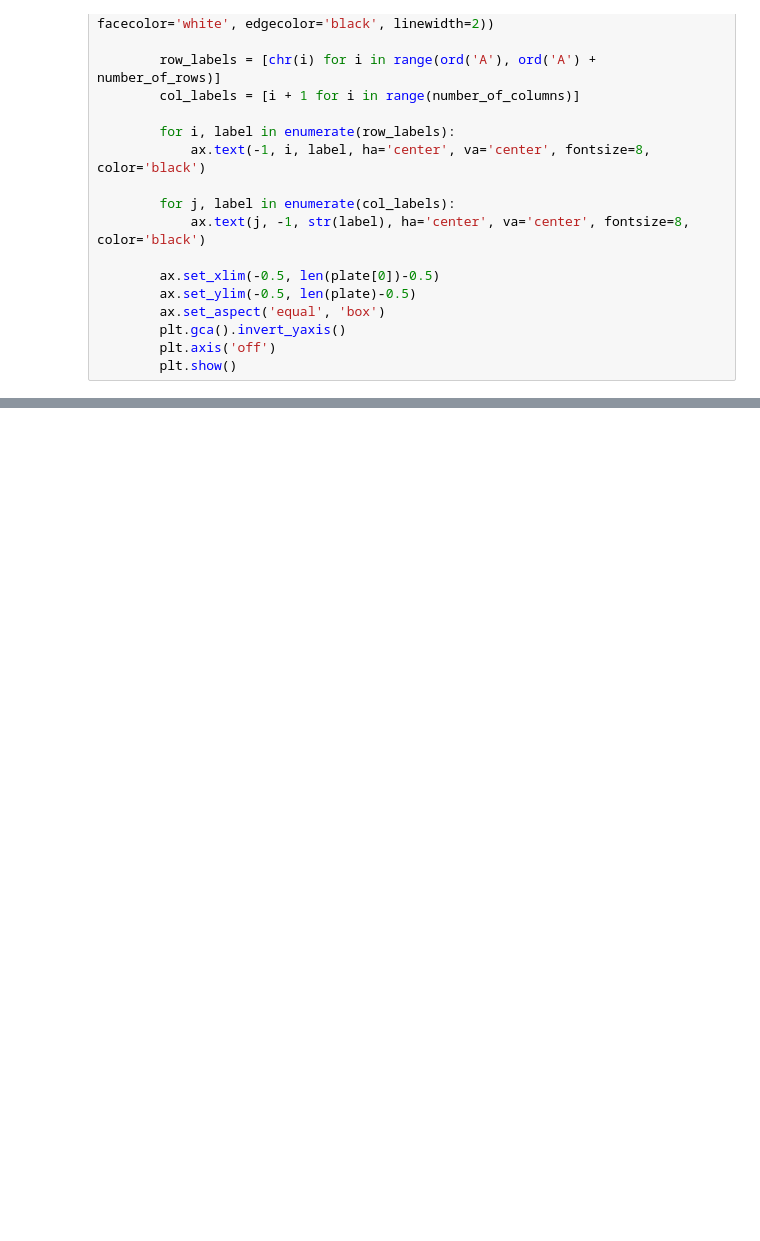
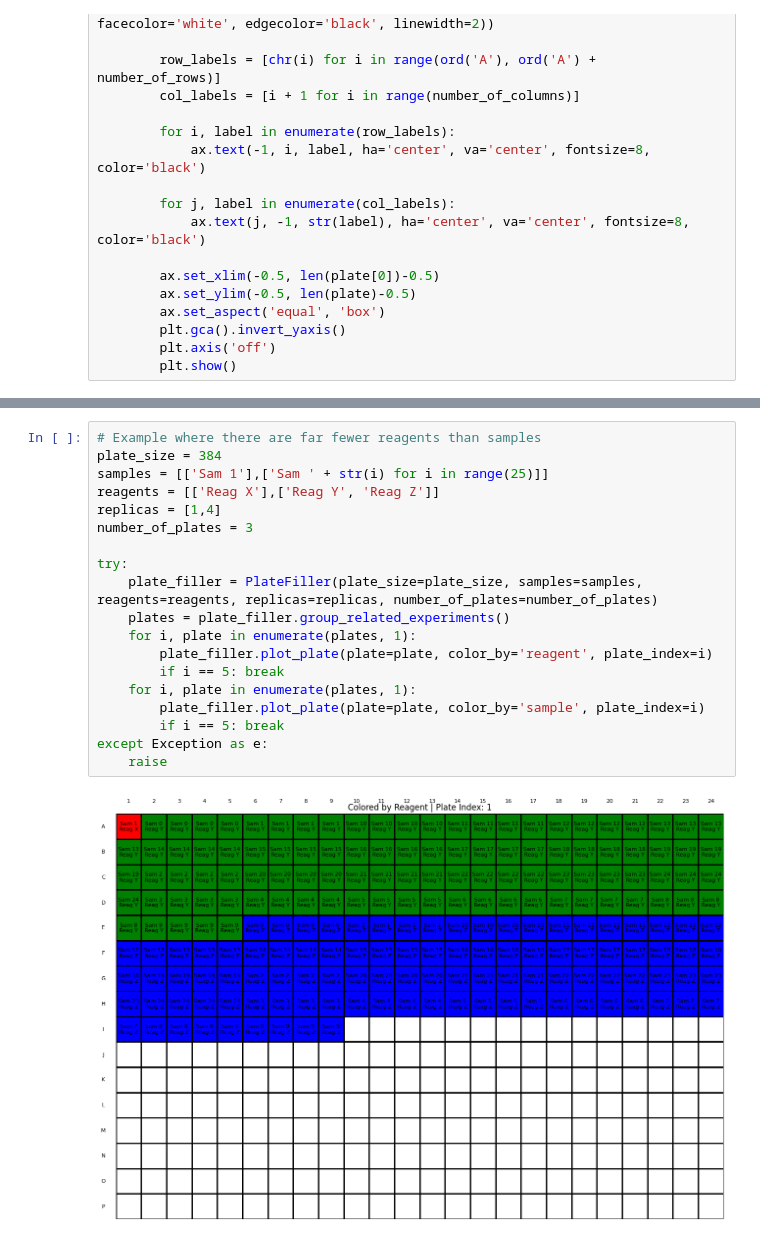
Before and after one commit to HappyPotatoman/microtiter_filler, a Jupyter notebook: microtiter_filler.ipynb, the cells around one changed output, grey strips where cells are left out. Cells and saved outputs as stored; diff of their text form; blank space fills up the shorter version.

```diff
--- a/microtiter_filler.ipynb
+++ b/microtiter_filler.ipynb
@@ -239,0 +254,21 @@ except Exception as e:
+# %%
+# Example where there are far fewer reagents than samples
+plate_size = 384
+samples = [['Sam 1'],['Sam ' + str(i) for i in range(25)]]
+reagents = [['Reag X'],['Reag Y', 'Reag Z']]
+replicas = [1,4]
+number_of_plates = 3
+
+try:
+    plate_filler = PlateFiller(plate_size=plate_size, samples=samples, reagents=reagents, replicas=replicas, number_of_plates=number_of_plates)
+    plates = plate_filler.group_related_experiments()
+    for i, plate in enumerate(plates, 1):
+        plate_filler.plot_plate(plate=plate, color_by='reagent', plate_index=i)
+        if i == 5: break
+    for i, plate in enumerate(plates, 1):
+        plate_filler.plot_plate(plate=plate, color_by='sample', plate_index=i)
+        if i == 5: break
+except Exception as e:
+    raise
+# %% [output]
+[figure, added]
```
Also changed, not shown: parts of 3 cells of this notebook.
